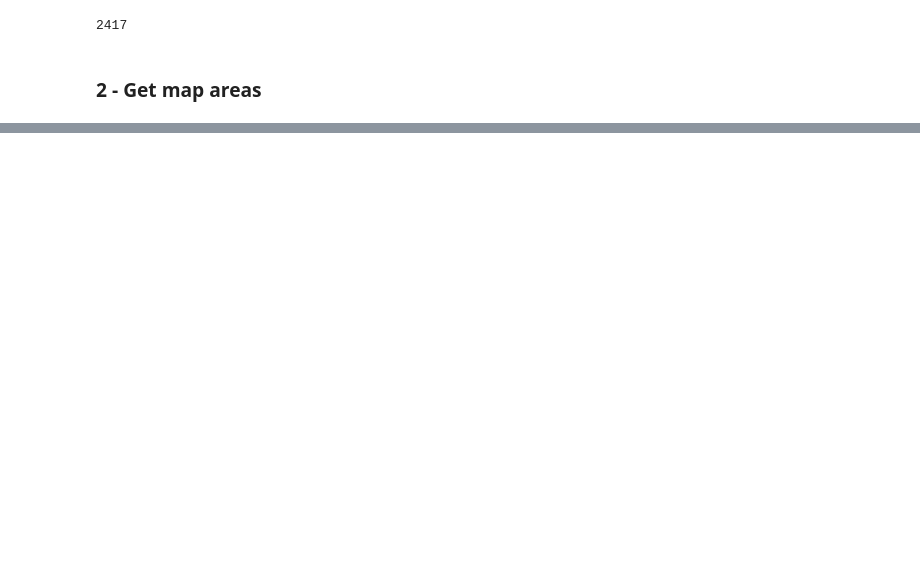
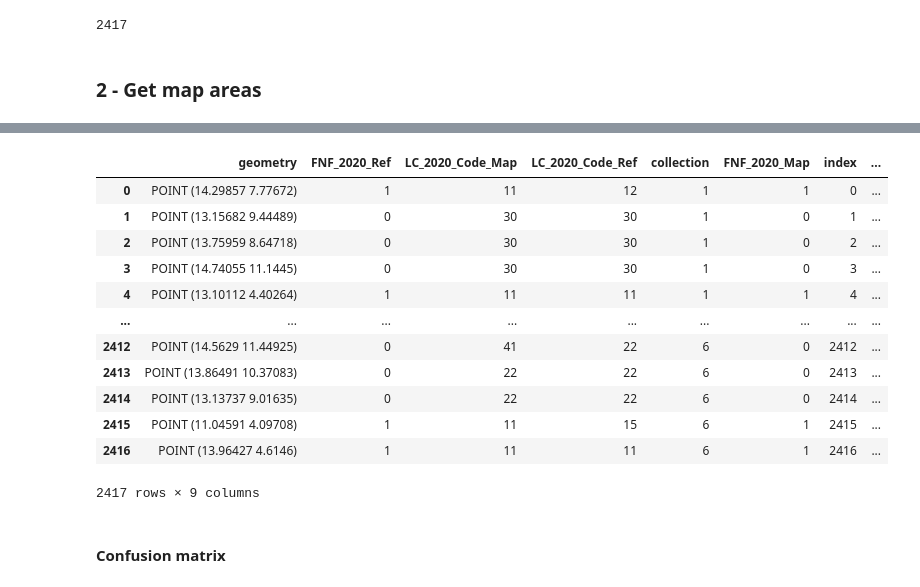
Before and after one commit to aurelgrooves/cocoa-CMR, a Jupyter notebook: LC_accuracy/2. LC_accuracy_assessment.ipynb, the cells around one changed output, grey strips where cells are left out. Cells and saved outputs as stored; diff of their text form; code cells hidden in the pictures; blank space fills up the shorter version.

```diff
--- a/LC_accuracy/2. LC_accuracy_assessment.ipynb
+++ b/LC_accuracy/2. LC_accuracy_assessment.ipynb
@@ -174,6 +193,25 @@ results_df
+# %%
+results_df = results_df2.rename(columns={'first':'FNF_2020_Map'})
+results_df
+# %% [output]
+|  | geometry | FNF_2020_Ref | LC_2020_Code_Map | LC_2020_Code_Ref | collection | FNF_2020_Map | index | ... |
+| 0 | POINT (14.29857 7.77672) | 1 | 11 | 12 | 1 | 1 | 0 | ... |
+| 1 | POINT (13.15682 9.44489) | 0 | 30 | 30 | 1 | 0 | 1 | ... |
+| 2 | POINT (13.75959 8.64718) | 0 | 30 | 30 | 1 | 0 | 2 | ... |
+| 3 | POINT (14.74055 11.1445) | 0 | 30 | 30 | 1 | 0 | 3 | ... |
+| 4 | POINT (13.10112 4.40264) | 1 | 11 | 11 | 1 | 1 | 4 | ... |
+| ... | ... | ... | ... | ... | ... | ... | ... | ... |
+| 2412 | POINT (14.5629 11.44925) | 0 | 41 | 22 | 6 | 0 | 2412 | ... |
+| 2413 | POINT (13.86491 10.37083) | 0 | 22 | 22 | 6 | 0 | 2413 | ... |
+| 2414 | POINT (13.13737 9.01635) | 0 | 22 | 22 | 6 | 0 | 2414 | ... |
+| 2415 | POINT (11.04591 4.09708) | 1 | 11 | 15 | 6 | 1 | 2415 | ... |
+| 2416 | POINT (13.96427 4.6146) | 1 | 11 | 11 | 6 | 1 | 2416 | ... |
+2417 rows × 9 columns
 # %%
 #export table with map and reference
 results_df.to_csv(table_out,index=False)
+# %% [markdown]
+#### Confusion matrix
 # %%
 conf_matrix = confusion_matrix(results_df[ref_column], results_df[map_column], labels=labels)
 # %%
```
Also changed, not shown: parts of 23 cells of this notebook, 2 other files.
